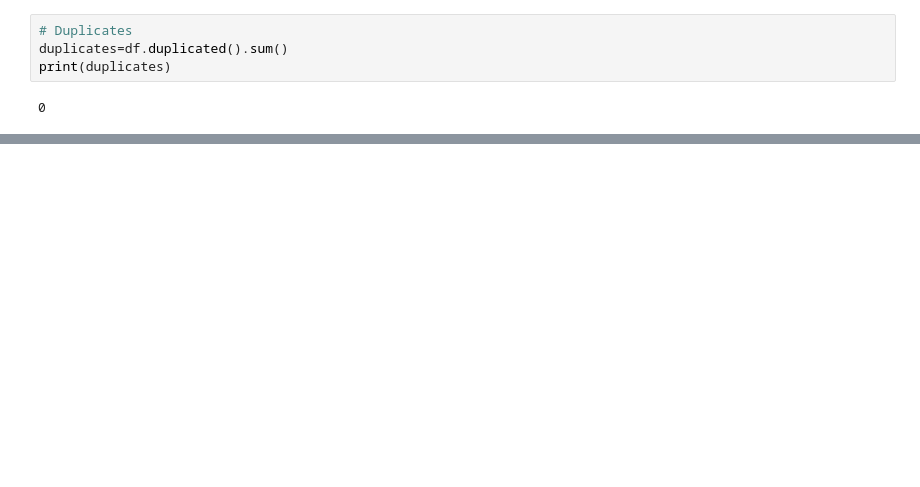
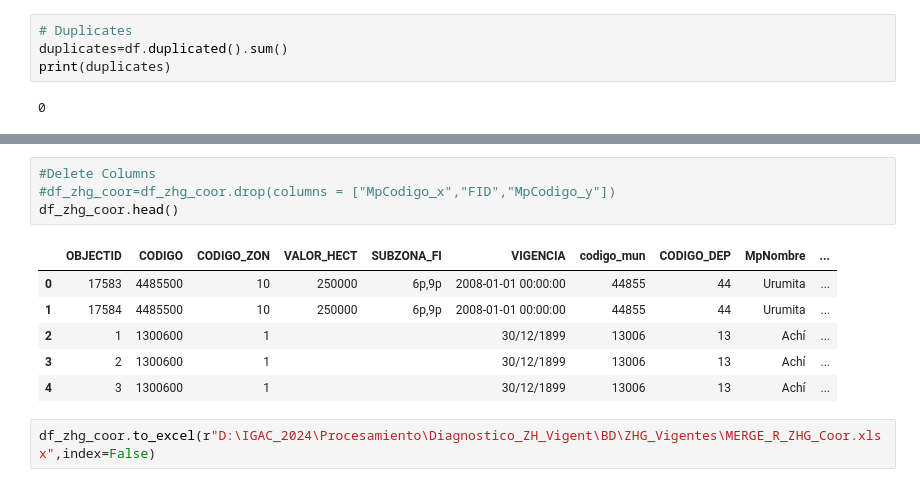
Before and after one commit to sebastianmb/PortfologioDataAnalyst, a Jupyter notebook: Procesamientos/General Stadistics ZHG.ipynb, the cells around one changed output, grey strips where cells are left out. Cells and saved outputs as stored; diff of their text form; blank space fills up the shorter version.

```diff
--- a/Procesamientos/General Stadistics ZHG.ipynb
+++ b/Procesamientos/General Stadistics ZHG.ipynb
@@ -99,0 +122,13 @@ df.plot.scatter(x='VALOR_METRO', y='ha')
+# %%
+#Delete Columns
+#df_zhg_coor=df_zhg_coor.drop(columns = ["MpCodigo_x","FID","MpCodigo_y"])
+df_zhg_coor.head()
+# %% [output]
+|  | OBJECTID | CODIGO | CODIGO_ZON | VALOR_HECT | SUBZONA_FI | VIGENCIA | codigo_mun | CODIGO_DEP | MpNombre | ... |
+| 0 | 17583 | 4485500 | 10 | 250000 | 6p,9p | 2008-01-01 00:00:00 | 44855 | 44 | Urumita | ... |
+| 1 | 17584 | 4485500 | 10 | 250000 | 6p,9p | 2008-01-01 00:00:00 | 44855 | 44 | Urumita | ... |
+| 2 | 1 | 1300600 | 1 |  |  | 30/12/1899 | 13006 | 13 | Achí | ... |
+| 3 | 2 | 1300600 | 1 |  |  | 30/12/1899 | 13006 | 13 | Achí | ... |
+| 4 | 3 | 1300600 | 1 |  |  | 30/12/1899 | 13006 | 13 | Achí | ... |
+# %%
+df_zhg_coor.to_excel(r"D:\IGAC_2024\Procesamiento\Diagnostico_ZH_Vigent\BD\ZHG_Vigentes\MERGE_R_ZHG_Coor.xlsx",index=False)
```
Also changed, not shown: parts of 13 cells of this notebook.
